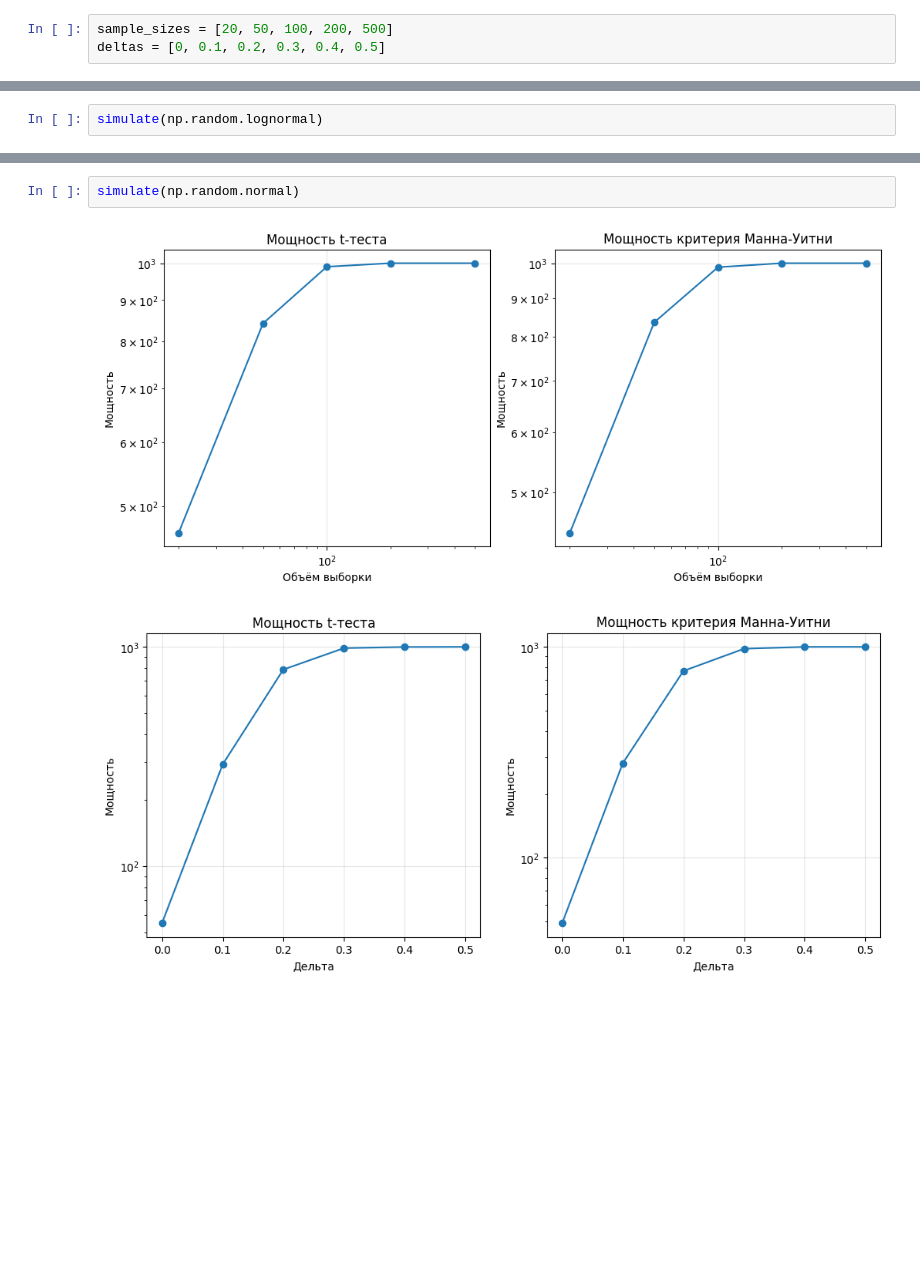
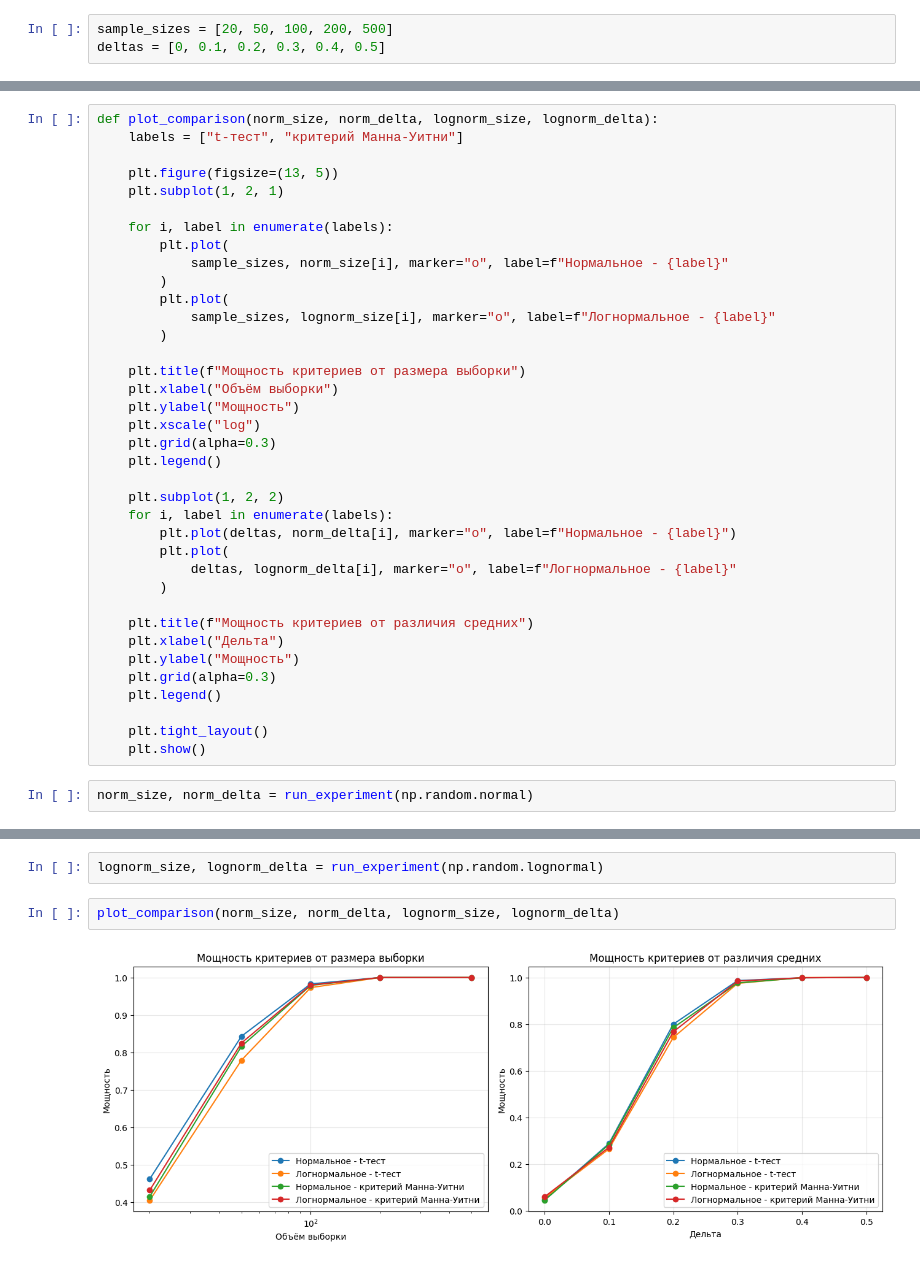
Before and after one commit to atrepalin/Statistics-RSREU, a Jupyter notebook: 3.2.ipynb, the cells around one changed output, grey strips where cells are left out. Saved outputs shown, nothing was run; the diff lists cells and outputs as text; blank space fills up the shorter version.

```diff
--- a/3.2.ipynb
+++ b/3.2.ipynb
@@ -87,2 +55,39 @@ def simulate(dist):
+# %%
+def plot_comparison(norm_size, norm_delta, lognorm_size, lognorm_delta):
+    labels = ["t-тест", "критерий Манна-Уитни"]
+
+    plt.figure(figsize=(13, 5))
+    plt.subplot(1, 2, 1)
+
+    for i, label in enumerate(labels):
+        plt.plot(
+            sample_sizes, norm_size[i], marker="o", label=f"Нормальное - {label}"
+        )
+        plt.plot(
+            sample_sizes, lognorm_size[i], marker="o", label=f"Логнормальное - {label}"
+        )
+
+    plt.title(f"Мощность критериев от размера выборки")
+    plt.xlabel("Объём выборки")
+    plt.ylabel("Мощность")
+    plt.xscale("log")
+    plt.grid(alpha=0.3)
+    plt.legend()
+
+    plt.subplot(1, 2, 2)
+    for i, label in enumerate(labels):
+        plt.plot(deltas, norm_delta[i], marker="o", label=f"Нормальное - {label}")
+        plt.plot(
+            deltas, lognorm_delta[i], marker="o", label=f"Логнормальное - {label}"
+        )
+
+    plt.title(f"Мощность критериев от различия средних")
+    plt.xlabel("Дельта")
+    plt.ylabel("Мощность")
+    plt.grid(alpha=0.3)
+    plt.legend()
+
+    plt.tight_layout()
+    plt.show()
 # %%
-simulate(np.random.lognormal)
+norm_size, norm_delta = run_experiment(np.random.normal)
@@ -92,5 +94,6 @@ simulate(np.random.lognormal)
-# %%
-simulate(np.random.normal)
-# %% [output]
-[figure, removed]
-[figure, removed]
+# %%
+lognorm_size, lognorm_delta = run_experiment(np.random.lognormal)
+# %%
+plot_comparison(norm_size, norm_delta, lognorm_size, lognorm_delta)
+# %% [output]
+[figure, added]
```
Also changed, not shown: parts of 5 cells of this notebook, 1 other file.
